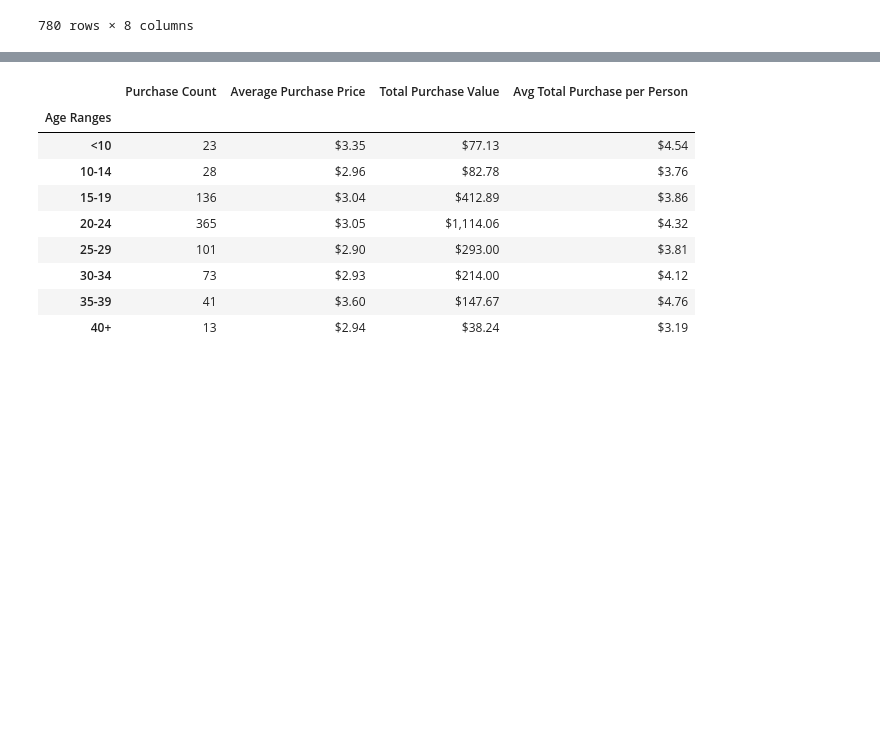
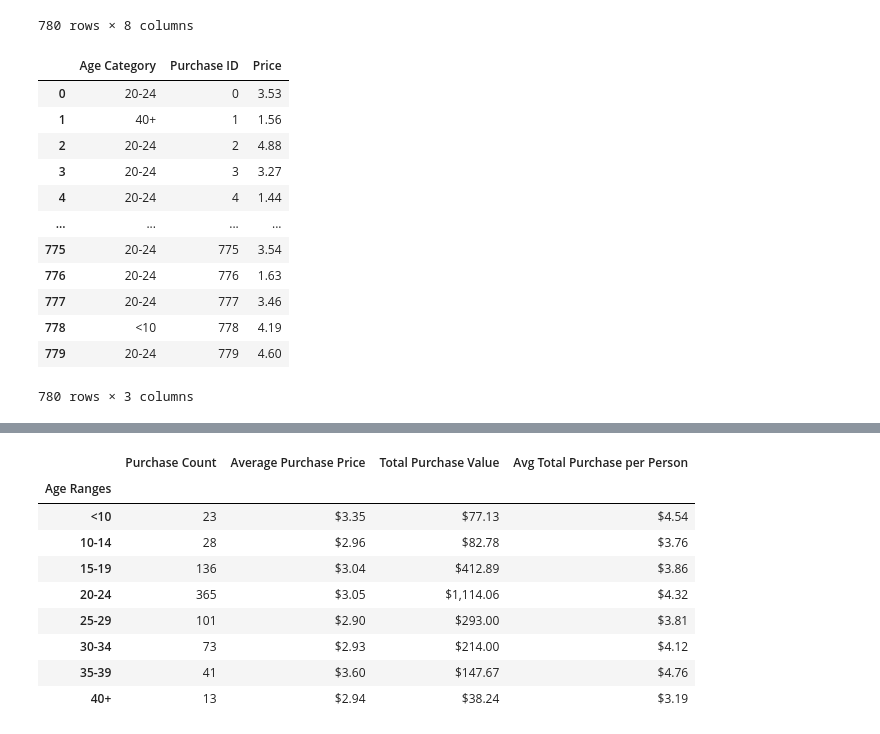
Before and after one commit to JMazick/pandas-challenge, a Jupyter notebook: HeroesOfPymoli/HeroesOfPymoli_starter.ipynb, the cells around one changed output, grey strips where cells are left out. Saved outputs shown, nothing was run; the diff lists cells and outputs as text; code cells hidden in the pictures; blank space fills up the shorter version.

Commit message:
add purchase age analysis

```diff
--- a/HeroesOfPymoli/HeroesOfPymoli_starter.ipynb
+++ b/HeroesOfPymoli/HeroesOfPymoli_starter.ipynb
@@ -354,3 +354,20 @@ purchase_data
 | 778 | 778 | Sisur91 | 7 | Male | 92 | Final Critic | 4.19 | <10 |
 | 779 | 779 | Ennrian78 | 24 | Male | 50 | Dawn | 4.60 | 20-24 |
 780 rows × 8 columns
+# %%
+purchase_age_df = purchase_data[['Age Category', 'Purchase ID', 'Price']]
+purchase_age_df
+# %% [output]
+|  | Age Category | Purchase ID | Price |
+| 0 | 20-24 | 0 | 3.53 |
+| 1 | 40+ | 1 | 1.56 |
+| 2 | 20-24 | 2 | 4.88 |
+| 3 | 20-24 | 3 | 3.27 |
+| 4 | 20-24 | 4 | 1.44 |
+| ... | ... | ... | ... |
+| 775 | 20-24 | 775 | 3.54 |
+| 776 | 20-24 | 776 | 1.63 |
+| 777 | 20-24 | 777 | 3.46 |
+| 778 | <10 | 778 | 4.19 |
+| 779 | 20-24 | 779 | 4.60 |
+780 rows × 3 columns
```
Also changed, not shown: parts of 2 cells of this notebook.
